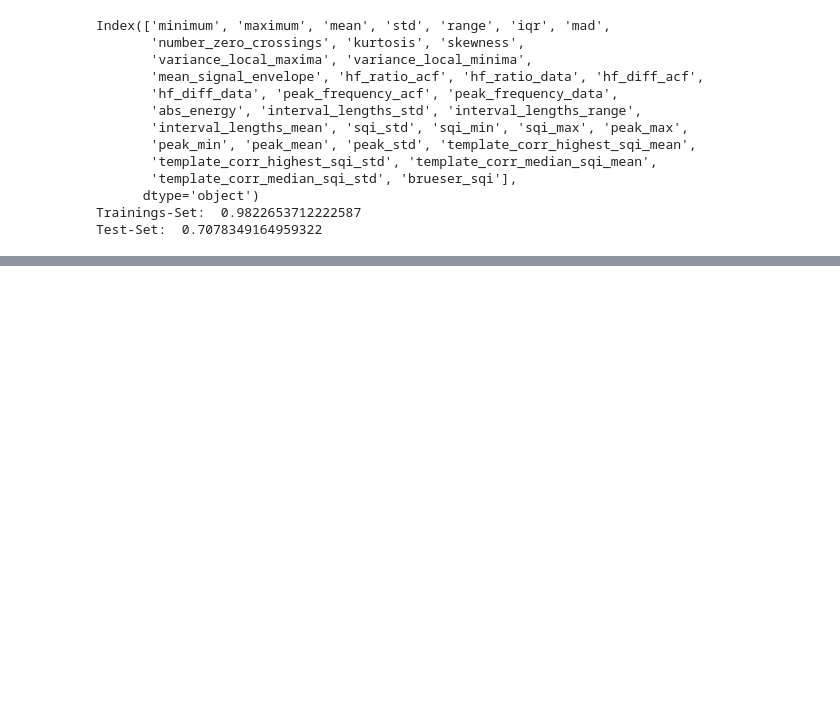
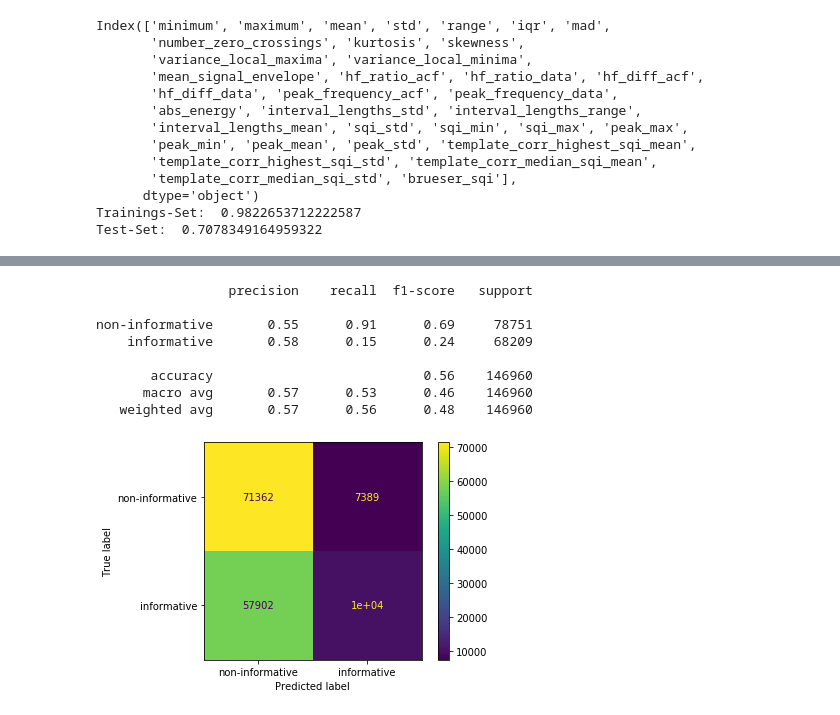
Before and after one commit to Zianor/Bachelorarbeit, a Jupyter notebook: Implementation/src/notebooks/own_features.ipynb, the cells around one changed output, grey strips where cells are left out. Drawn from its saved outputs; the diff is of its cells as text; code cells hidden in the pictures; blank space fills up the shorter version.

```diff
--- a/Implementation/src/notebooks/own_features.ipynb
+++ b/Implementation/src/notebooks/own_features.ipynb
@@ -227,3 +301,27 @@ sns.pairplot(df_lda, kind='scatter', hue='informative')
+# %%
+from sklearn.linear_model import ElasticNet
+
+x_train_std = std_scaler.transform(x_train.dropna(axis='index'))
+mtl = ElasticNet()
+mtl.fit(x_train_std, y_train_regr)
+
+y_pred = mtl.predict(x_std)
+
+y_pred_label = np.array([err < 10 for err in y_pred])
+y_true_label = np.array([err < 10 for err in y_true])
+
+ConfusionMatrixDisplay(confusion_matrix(y_true_label, y_pred_label), display_labels=class_names).plot()
+print(classification_report(y_true_label, y_pred_label, target_names=class_names))
+# %% [output]
+                 precision    recall  f1-score   support
+
+non-informative       0.55      0.91      0.69     78751
+    informative       0.58      0.15      0.24     68209
+
+       accuracy                           0.56    146960
+      macro avg       0.57      0.53      0.46    146960
+   weighted avg       0.57      0.56      0.48    146960
+[figure, added]
 # %%
 pca = KernelPCA(n_components=2, kernel='rbf')
 x_transform = pca.fit_transform(x_std)
```
Also changed, not shown: parts of 4 cells of this notebook, 1 other file.
